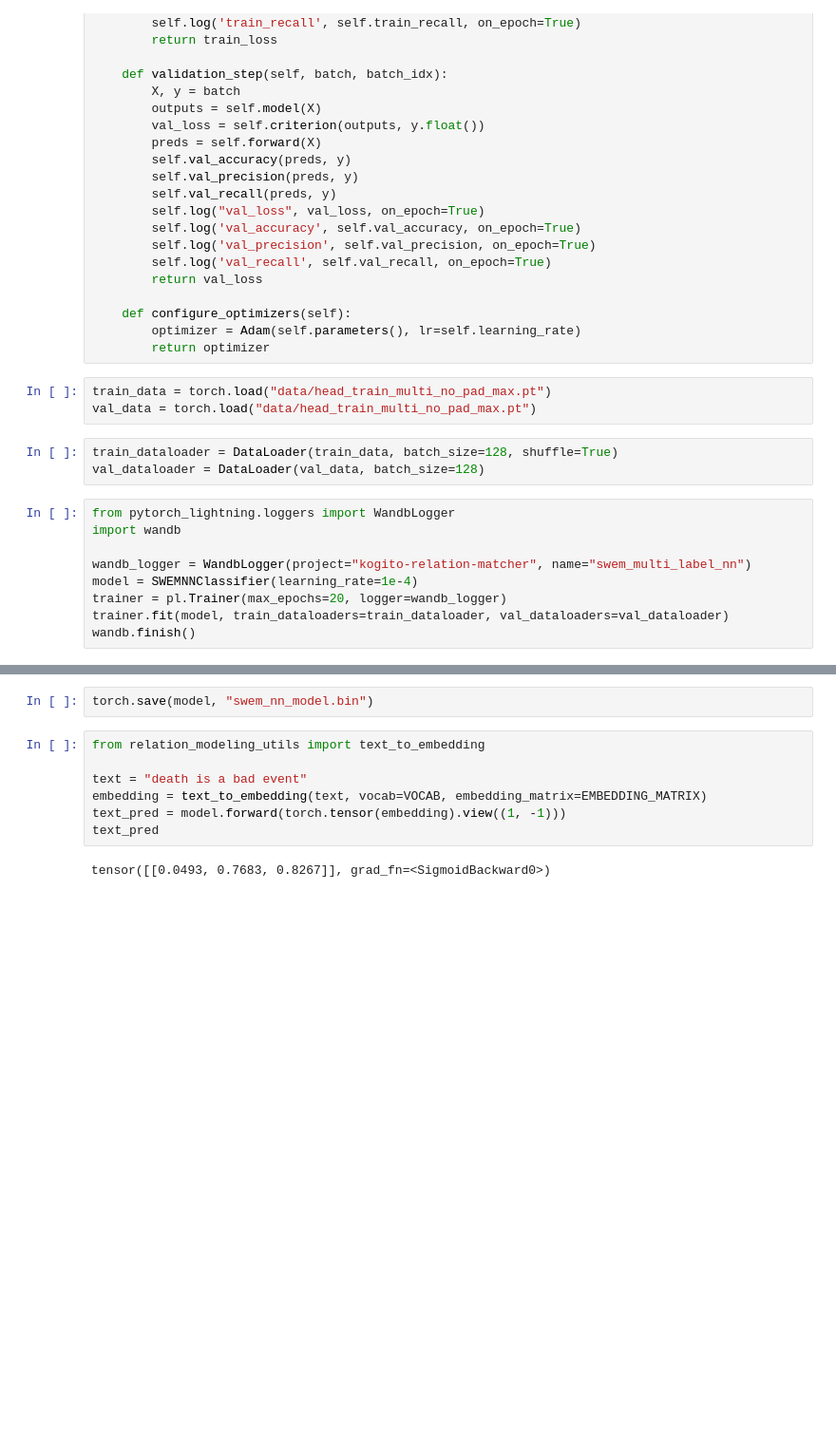
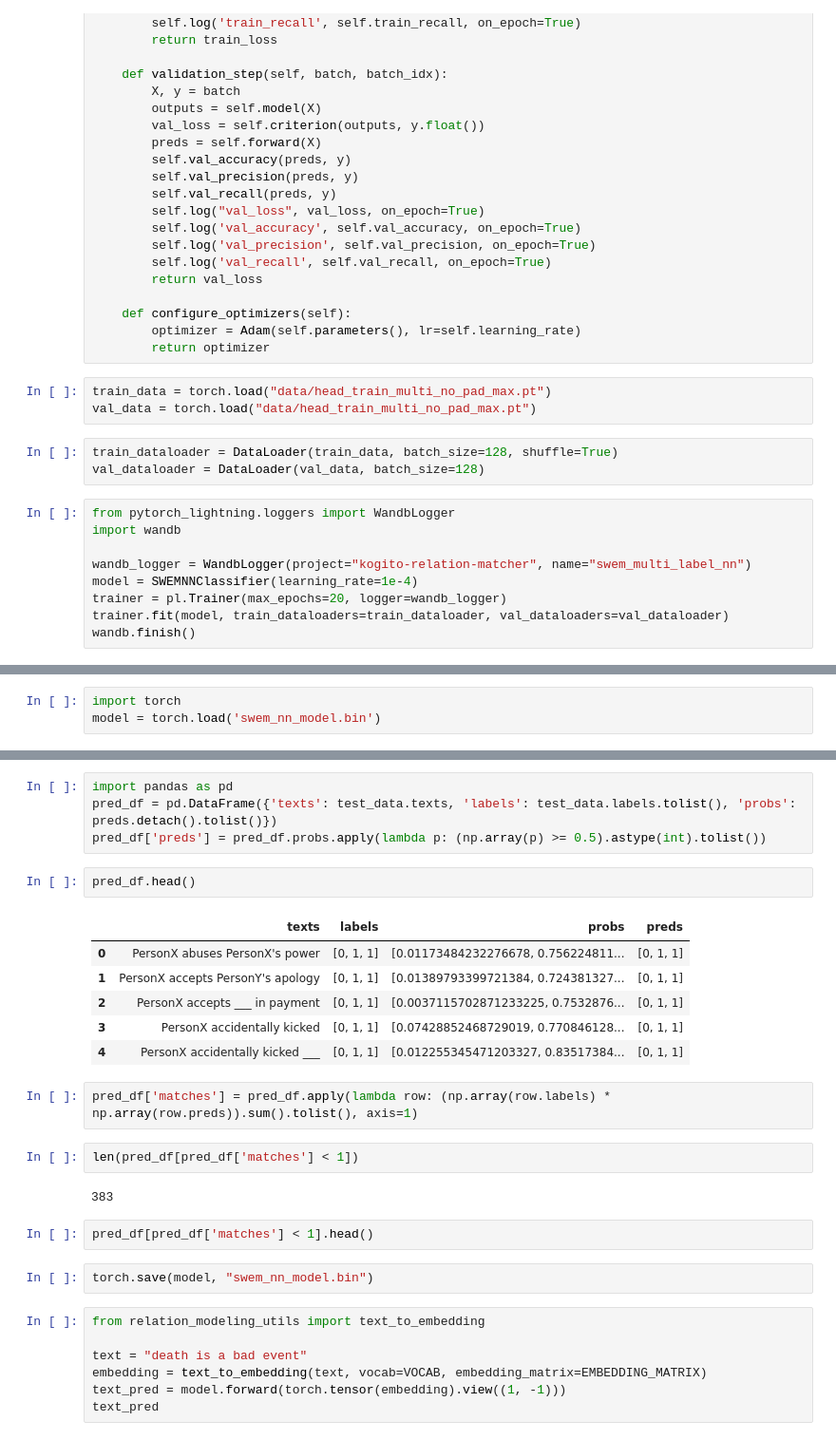
Before and after one commit to epfl-nlp/kogito, a Jupyter notebook: examples/relation_modeling_swem_nn.ipynb, the cells around one changed output, grey strips where cells are left out. Shown at 95% size. Drawn from its saved outputs; the diff is of its cells as text; blank space fills up the shorter version.

Commit message:
relation modeling updates

```diff
--- a/examples/relation_modeling_swem_nn.ipynb
+++ b/examples/relation_modeling_swem_nn.ipynb
@@ -90,2 +104,5 @@ test_dataloader = DataLoader(test_data, batch_size=len(test_data))
+# %%
+import torch
+model = torch.load('swem_nn_model.bin')
 # %%
 X, y = next(iter(test_dataloader))
@@ -101,3 +153,24 @@ test_accuracy(preds, y), test_precision(preds, y), test_recall(preds, y)
+# %%
+import pandas as pd
+pred_df = pd.DataFrame({'texts': test_data.texts, 'labels': test_data.labels.tolist(), 'probs': preds.detach().tolist()})
+pred_df['preds'] = pred_df.probs.apply(lambda p: (np.array(p) >= 0.5).astype(int).tolist())
+# %%
+pred_df.head()
+# %% [output]
+|  | texts | labels | probs | preds |
+| 0 | PersonX abuses PersonX's power | [0, 1, 1] | [0.01173484232276678, 0.756224811... | [0, 1, 1] |
+| 1 | PersonX accepts PersonY's apology | [0, 1, 1] | [0.01389793399721384, 0.724381327... | [0, 1, 1] |
+| 2 | PersonX accepts ___ in payment | [0, 1, 1] | [0.0037115702871233225, 0.7532876... | [0, 1, 1] |
+| 3 | PersonX accidentally kicked | [0, 1, 1] | [0.07428852468729019, 0.770846128... | [0, 1, 1] |
+| 4 | PersonX accidentally kicked ___ | [0, 1, 1] | [0.012255345471203327, 0.83517384... | [0, 1, 1] |
+# %%
+pred_df['matches'] = pred_df.apply(lambda row: (np.array(row.labels) * np.array(row.preds)).sum().tolist(), axis=1)
+# %%
+len(pred_df[pred_df['matches'] < 1])
+# %% [output]
+383
+# %%
+pred_df[pred_df['matches'] < 1].head()
 # %%
 torch.save(model, "swem_nn_model.bin")
 # %%
@@ -107,5 +180,3 @@ text = "death is a bad event"
 embedding = text_to_embedding(text, vocab=VOCAB, embedding_matrix=EMBEDDING_MATRIX)
 text_pred = model.forward(torch.tensor(embedding).view((1, -1)))
 text_pred
-# %% [output]
-tensor([[0.0493, 0.7683, 0.8267]], grad_fn=<SigmoidBackward0>)
```
Also changed, not shown: parts of 12 cells of this notebook, 2 other files.
